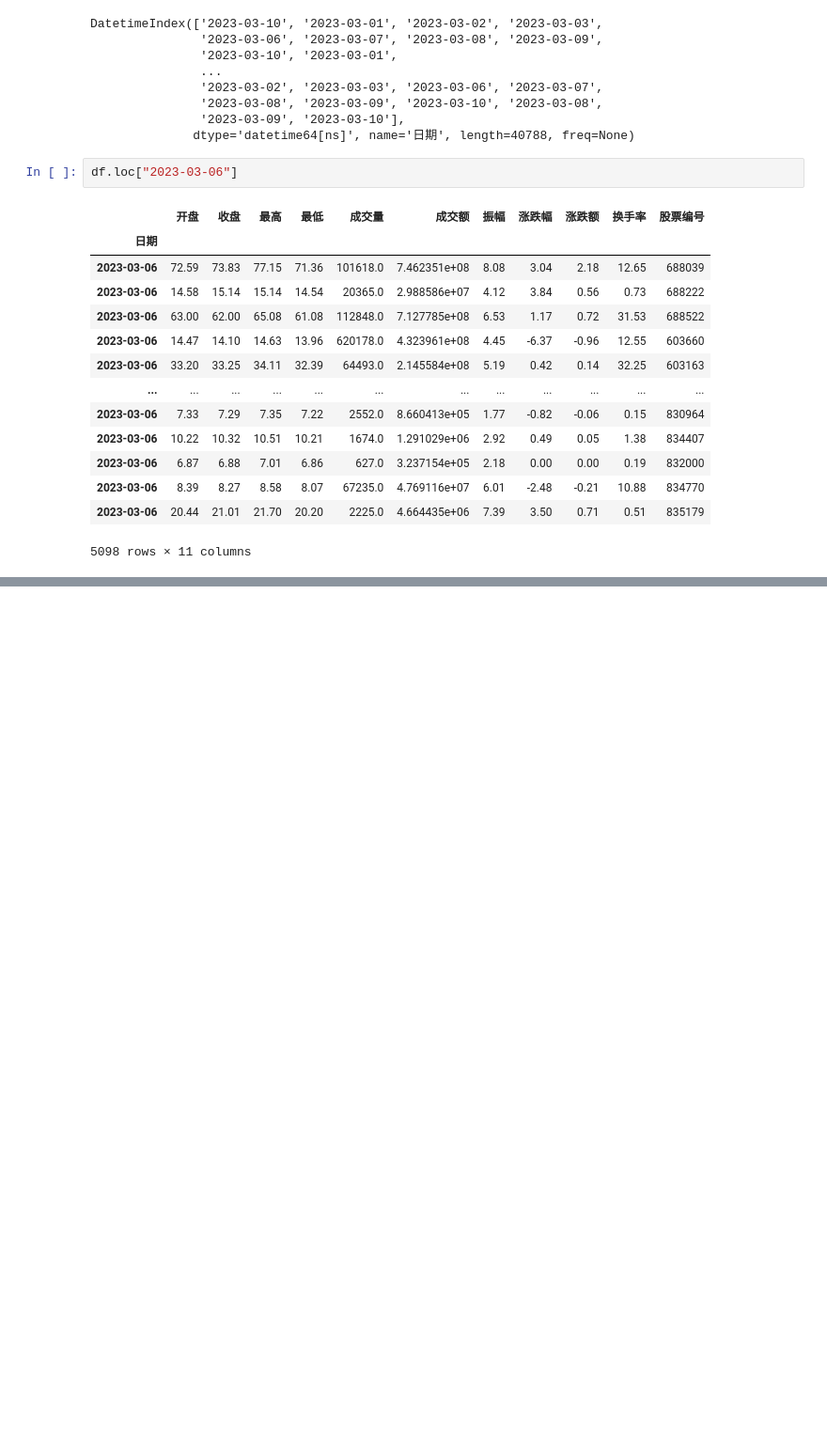
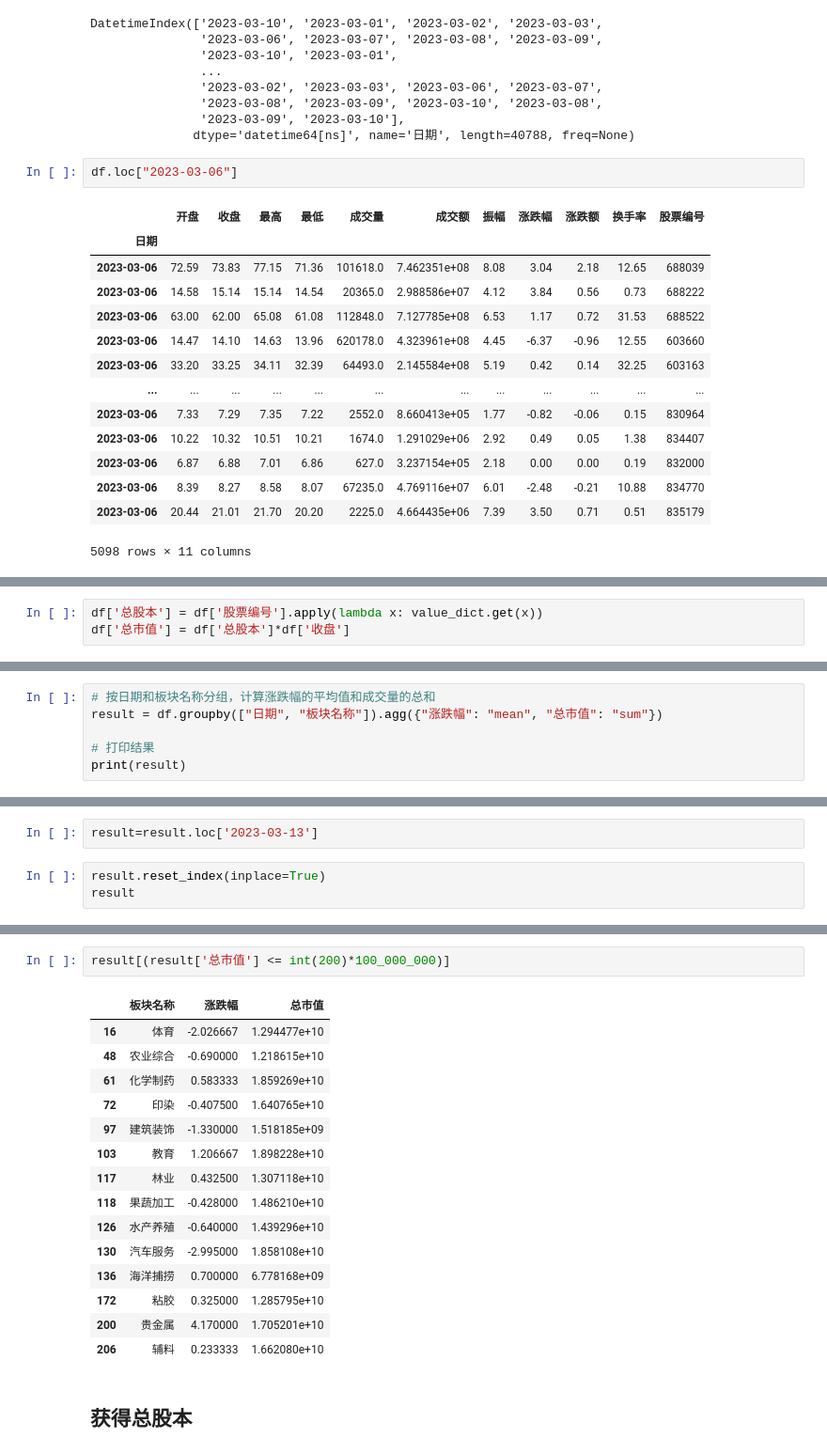
Before and after one commit to minikiller/streamlit-project, a Jupyter notebook: example/example.ipynb, the cells around one changed output, grey strips where cells are left out. Shown: that part at 94% size. Drawn from its saved outputs; the diff is of its cells as text; blank space fills up the shorter version.

```diff
--- a/example/example.ipynb
+++ b/example/example.ipynb
@@ -55,0 +90,3 @@ df.loc["2023-03-06"]
+# %%
+df['总股本'] = df['股票编号'].apply(lambda x: value_dict.get(x))
+df['总市值'] = df['总股本']*df['收盘']
@@ -55,0 +111,6 @@ df.loc["2023-03-06"]
+# %%
+# 按日期和板块名称分组，计算涨跌幅的平均值和成交量的总和
+result = df.groupby(["日期", "板块名称"]).agg({"涨跌幅": "mean", "总市值": "sum"})
+
+# 打印结果
+print(result)
@@ -55,0 +146,5 @@ df.loc["2023-03-06"]
+# %%
+result=result.loc['2023-03-13']
+# %%
+result.reset_index(inplace=True)
+result
@@ -55,0 +187,20 @@ df.loc["2023-03-06"]
+# %%
+result[(result['总市值'] <= int(200)*100_000_000)]
+# %% [output]
+|  | 板块名称 | 涨跌幅 | 总市值 |
+| 16 | 体育 | -2.026667 | 1.294477e+10 |
+| 48 | 农业综合 | -0.690000 | 1.218615e+10 |
+| 61 | 化学制药 | 0.583333 | 1.859269e+10 |
+| 72 | 印染 | -0.407500 | 1.640765e+10 |
+| 97 | 建筑装饰 | -1.330000 | 1.518185e+09 |
+| 103 | 教育 | 1.206667 | 1.898228e+10 |
+| 117 | 林业 | 0.432500 | 1.307118e+10 |
+| 118 | 果蔬加工 | -0.428000 | 1.486210e+10 |
+| 126 | 水产养殖 | -0.640000 | 1.439296e+10 |
+| 130 | 汽车服务 | -2.995000 | 1.858108e+10 |
+| 136 | 海洋捕捞 | 0.700000 | 6.778168e+09 |
+| 172 | 粘胶 | 0.325000 | 1.285795e+10 |
+| 200 | 贵金属 | 4.170000 | 1.705201e+10 |
+| 206 | 辅料 | 0.233333 | 1.662080e+10 |
+# %% [markdown]
+## 获得总股本
```
Also changed, not shown: parts of 18 cells of this notebook, 7 other files.
